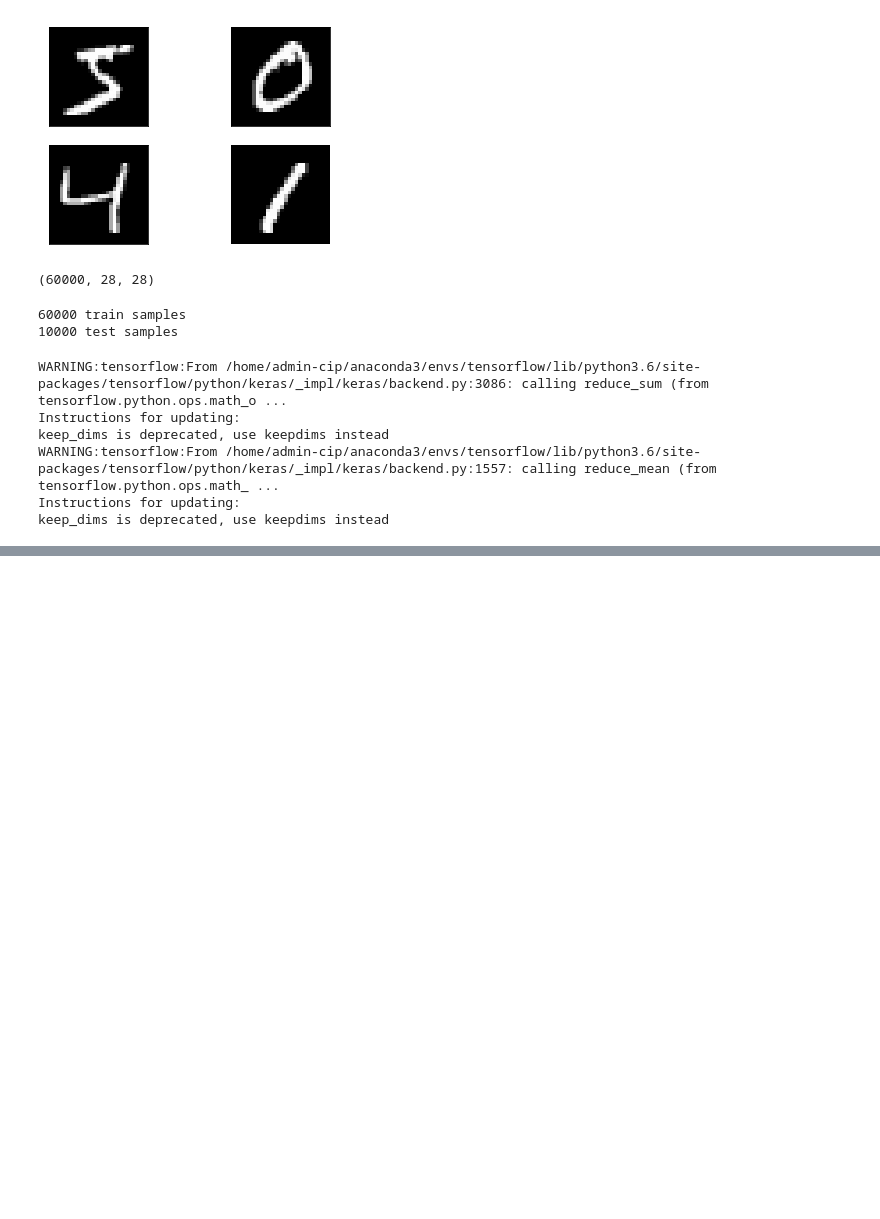
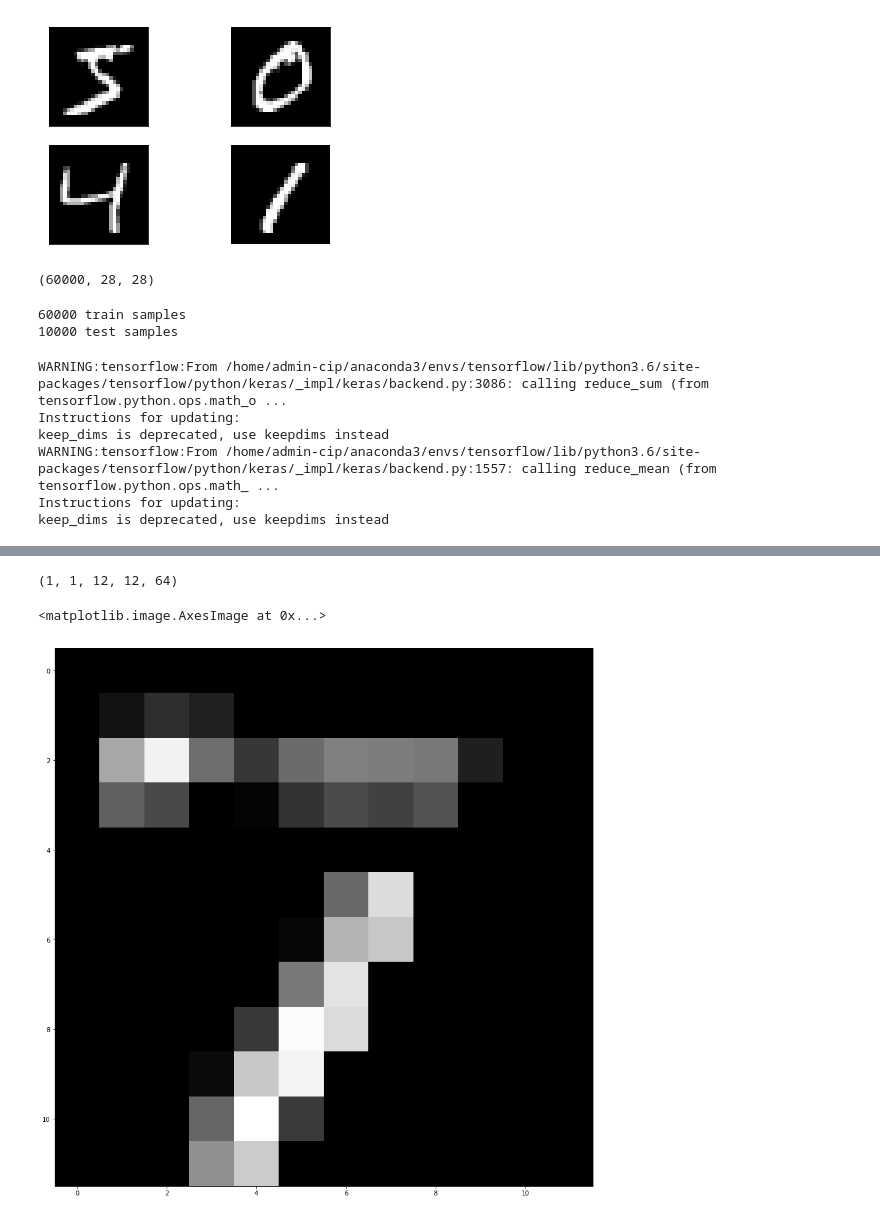
Before and after one commit to FrederikHa/BUW_DL, a Jupyter notebook: Lesson02.ipynb, the cells around one changed output, grey strips where cells are left out. Cells and saved outputs as stored; diff of their text form; code cells hidden in the pictures; blank space fills up the shorter version.

Commit message:
added Convolution Visualization

```diff
--- a/Lesson02.ipynb
+++ b/Lesson02.ipynb
@@ -144,0 +145,27 @@ Test accuracy: 0.9881
+# %%
+def getfeaturemaps(model, layer_idx, x_batch):
+    get_activations = K.function([model.layers[0].input,
+                                  K.learning_phase()],
+                                [model.layers[layer_idx].output,])
+    activations = get_activations([x_batch, 0])
+    return activations
+# %%
+layer_num = 3
+filter_num = 0
+
+test_image = x_test[0]
+test_image = np.expand_dims(test_image, axis=0)
+# %%
+activations = getfeaturemaps(model, int(layer_num), test_image)
+
+print(np.shape(activations))
+feature_maps = activations[0][0]
+# %% [output]
+(1, 1, 12, 12, 64)
+# %%
+fig = plt.figure(figsize=(16, 16))
+plt.imshow(feature_maps[:,:,filter_num], cmap='gray')
+# plt.savefig("featuremaps-layer-{}".format(layer_num) + "-filternum-{}".format(filter_num) + ".jpg")
+# %% [output]
+<matplotlib.image.AxesImage at 0x...>
+[figure, added]
```
Also changed, not shown: parts of 3 cells of this notebook.
